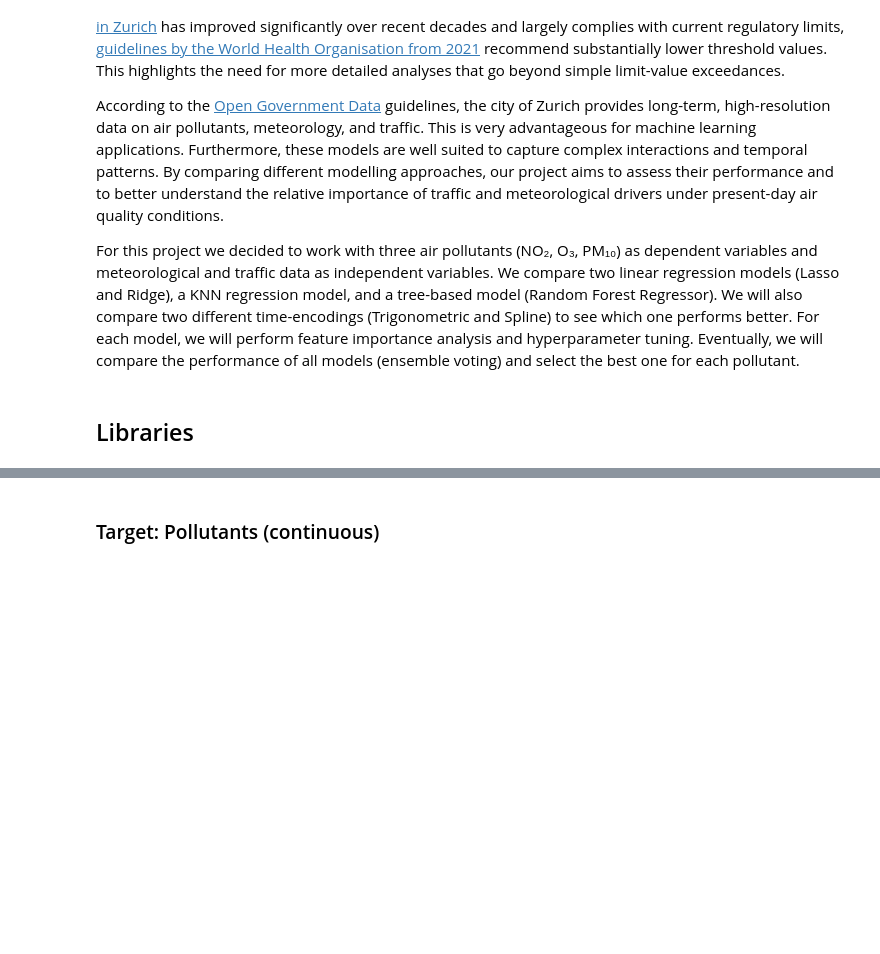
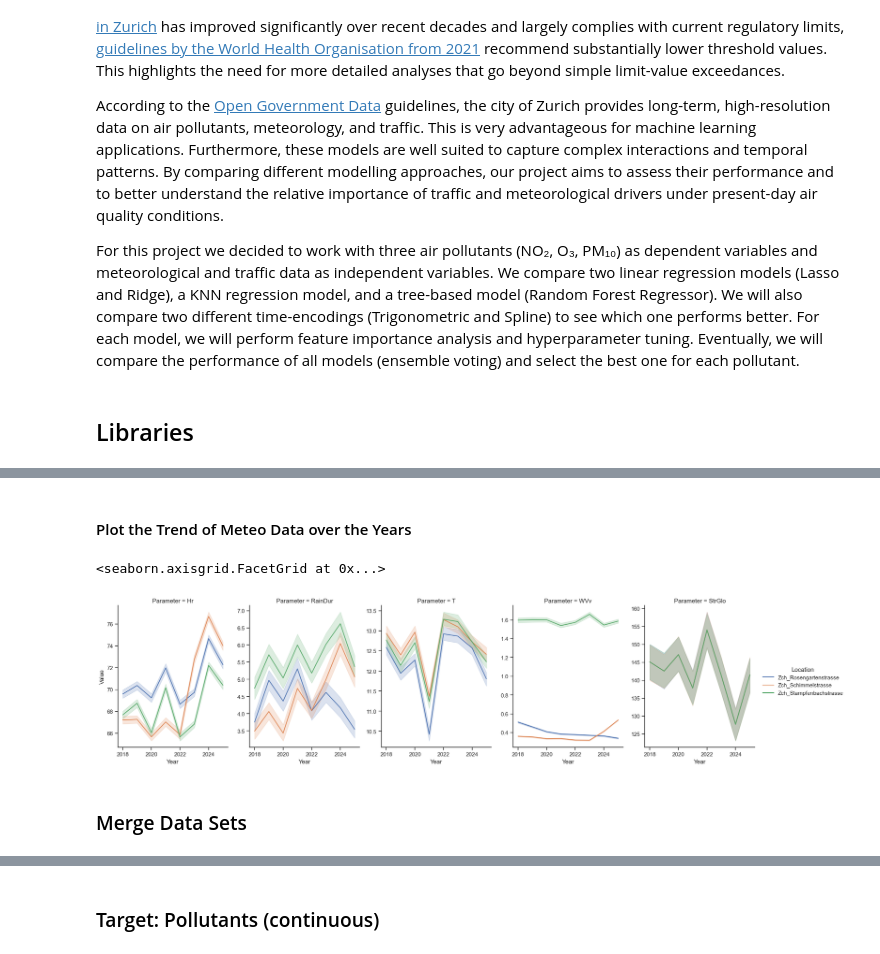
Before and after one commit to JitkaRantanen/AS2025_CO2-GroupProject, a Jupyter notebook: Masterfile.ipynb, the cells around one changed output, grey strips where cells are left out. Saved outputs shown, nothing was run; the diff lists cells and outputs as text; code cells hidden in the pictures; blank space fills up the shorter version.

```diff
--- a/Masterfile.ipynb
+++ b/Masterfile.ipynb
@@ -36,0 +547,17 @@ from sklearn.ensemble import VotingRegressor
+# %%
+df_meteo_pivot = (
+    df_meteo
+    .pivot(index=["Datetime", "Location", "Year"], columns="Parameter", values="Wert")
+    .reset_index()
+    .loc[:, ["Year", "Datetime", "Location", "Hr", "RainDur", "T", "WVv", "StrGlo"]]
+)
+
+df_meteo_pivot.columns.name = None
+
+# remove Heubeeribüel
+df_meteo_pivot = df_meteo_pivot[df_meteo_pivot["Location"] != "Zch_Heubeeribüel"]
+
+# Check shape of data frame
+print("df_meteo_pivot shape:", df_meteo_pivot.shape)
+
+df_meteo_pivot.tail()
@@ -36,0 +574,6 @@ from sklearn.ensemble import VotingRegressor
+# %%
+df_meteo_pivot["StrGlo"] = (
+    df_meteo_pivot.groupby("Datetime")["StrGlo"]
+    .transform("first")
+)
+df_meteo_pivot.describe()
@@ -36,0 +604,26 @@ from sklearn.ensemble import VotingRegressor
+# %% [markdown]
+#### Plot the Trend of Meteo Data over the Years
+# %%
+df_meteo_plot = pd.melt(
+    df_meteo_pivot,
+    id_vars=["Datetime", "Year", "Location"],
+    value_vars=["Hr", "RainDur", "T", "WVv", "StrGlo"],
+    var_name="Parameter",
+    value_name="Value"
+)
+
+sns.set_theme(style="ticks")
+
+# Plot the lines on two facets
+sns.relplot(
+    data=df_meteo_plot,
+    x="Year", y="Value",
+    hue="Location", col="Parameter",
+    kind="line",
+    height=5, aspect=.75, facet_kws={'sharey': False, 'sharex': True},
+).set_axis_labels("Year", "Value")
+# %% [output]
+<seaborn.axisgrid.FacetGrid at 0x...>
+[figure, added]
+# %% [markdown]
+### Merge Data Sets
```
Also changed, not shown: parts of 71 cells of this notebook.
